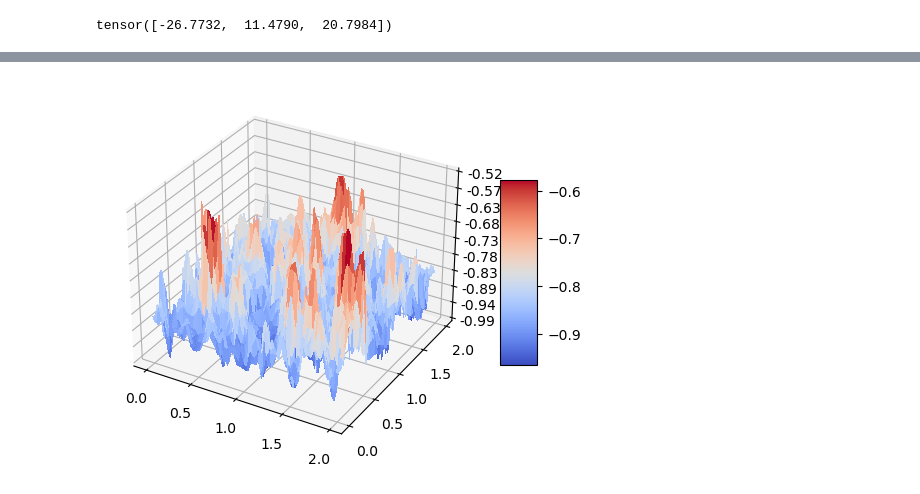
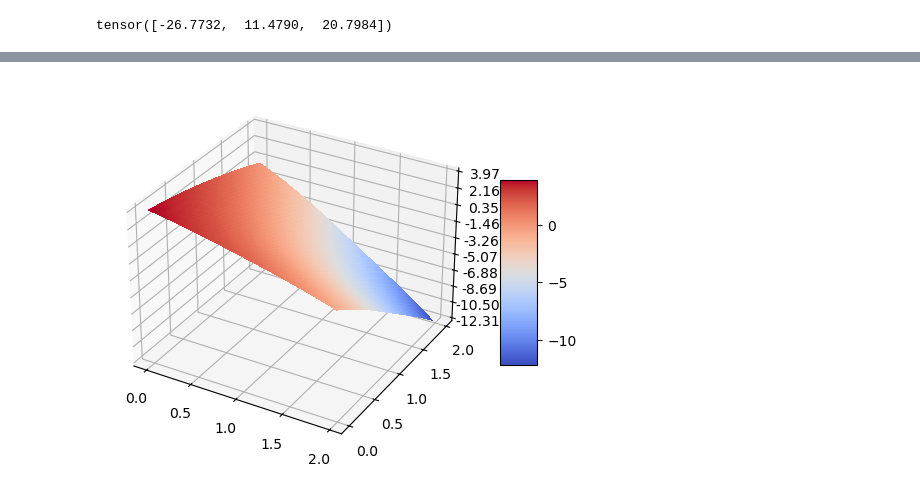
Before and after one commit to Teslos/SciML, a Jupyter notebook: PINNs/solveDiff.ipynb, the cells around one changed output, grey strips where cells are left out. Saved outputs shown, nothing was run; the diff lists cells and outputs as text; code cells hidden in the pictures.

Commit message:
Added new activation function to solveDiff and simplified code

```diff
--- a/PINNs/solveDiff.ipynb
+++ b/PINNs/solveDiff.ipynb
@@ -227,7 +256,7 @@ class DiffDataset(Dataset):
 
         # boundary values
         boundary = torch.cat([torch.zeros_like(self.x_bc), self.x_bc, self.y_bc],1)
-        boundary_values = self.analytic_sol_func(boundary)
+        boundary_values = self.analytic_sol_func(boundary).unsqueeze(-1)
         dirichlet1 = torch.cat([torch.ones_like(self.x_bc)*2,self.y_bc],1)
         dirichlet2 = torch.cat([torch.zeros_like(self.x_bc),self.y_bc],1)
         dirichlet3 = torch.cat([self.x_bc, torch.zeros_like(self.y_bc)],1)
@@ -251,11 +280,12 @@ class DiffDataset(Dataset):
         if self.pretrain and self.counter == 2000:
             self.pretrain = False
             self.counter = 0
+        coords.requires_grad = True
         return {"coords":  coords},{"boundary":boundary, "boundary_values": boundary_values, "dirichlet": dirichlet}
 # %%
 import matplotlib.pyplot as plt
-dataset = DiffDataset(6, pretrain=True)
-dataloader = DataLoader(dataset, shuffle=True, batch_size=16, pin_memory=True, num_workers=0)
+dataset = DiffDataset(16, pretrain=True)
+dataloader = DataLoader(dataset, shuffle=True, batch_size=256, pin_memory=True, num_workers=0)
 for step, (model_input, gt) in enumerate(dataloader):
     model_input = {key: value for key, value in model_input.items()}
     gt = {key: value for key, value in gt.items()}
@@ -469,7 +483,2 @@ class Net:
                 self.gt = gt
                 self.optimizer.step(self.loss_func)
-# %%
-dataset = DiffDataset(6)
-dataloader = DataLoader(dataset, shuffle=True, batch_size=16, pin_memory=True, num_workers=0)
-net = Net(model="siren")
-net.train(1000, dataloader)
@@ -497,5 +487,6 @@ net.analytic_sol_func(torch.tensor([0,1,2]), torch.tensor([1.1,1.2,1.3]), torch.
 # %% [output]
 tensor([-26.7732,  11.4790,  20.7984])
 # %%
-net.train(10000)
+net = Net(model="complex")
+net.train(10000,dataloader)
 # %% [output]
@@ -520,35 +511,37 @@ net.train(10000)
 from mpl_toolkits.mplot3d import Axes3D
 import matplotlib.pyplot as plt
 from matplotlib import cm
 from matplotlib.ticker import LinearLocator, FormatStrFormatter
 
 
 fig = plt.figure()
 ax = plt.axes(projection='3d')
 
 x = np.arange(0,2,0.02)
 y = np.arange(0,2,.02)
 xm, ym = np.meshgrid(x,y)
 
 x = np.ravel(xm).reshape(-1,1)
 y = np.ravel(ym).reshape(-1,1)
 
 x_input = Variable(torch.from_numpy(x).float(), requires_grad=True).to(device)
 y_input = Variable(torch.from_numpy(y).float(), requires_grad=True).to(device)
+t_input = Variable(torch.ones_like(x_input)*1.2, requires_grad=True).to(device)
+X = torch.cat([t_input, x_input,y_input],1)
 
-u_pred = net.model(x_input, y_input, torch.ones_like(x_input)*2.0)
+u_pred = net.model(X)
 um = u_pred.data.cpu().numpy()
 um = um.reshape(xm.shape)
 
 surf = ax.plot_surface(xm, ym, um, cmap=cm.coolwarm, linewidth=0, antialiased=False)
 
 ax.zaxis.set_major_locator(LinearLocator(10))
 ax.zaxis.set_major_formatter(FormatStrFormatter('%.02f'))
 
 fig.colorbar(surf, shrink=.5, aspect=5)
 plt.show()
 # %% [output]
-[figure, old version]
+[figure, new version]
 # %%
 def solution(x,y,t):
     return np.exp(x + y) * np.cos(x + y + 4*t)
```
Also changed, not shown: parts of 12 cells of this notebook, 3 other files.
